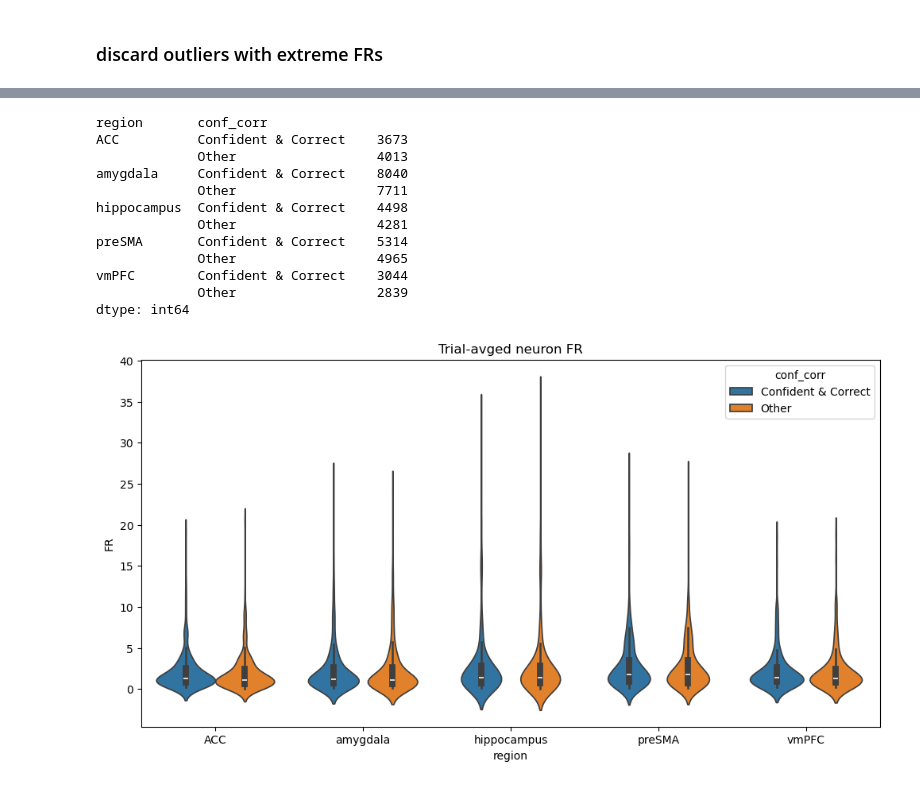
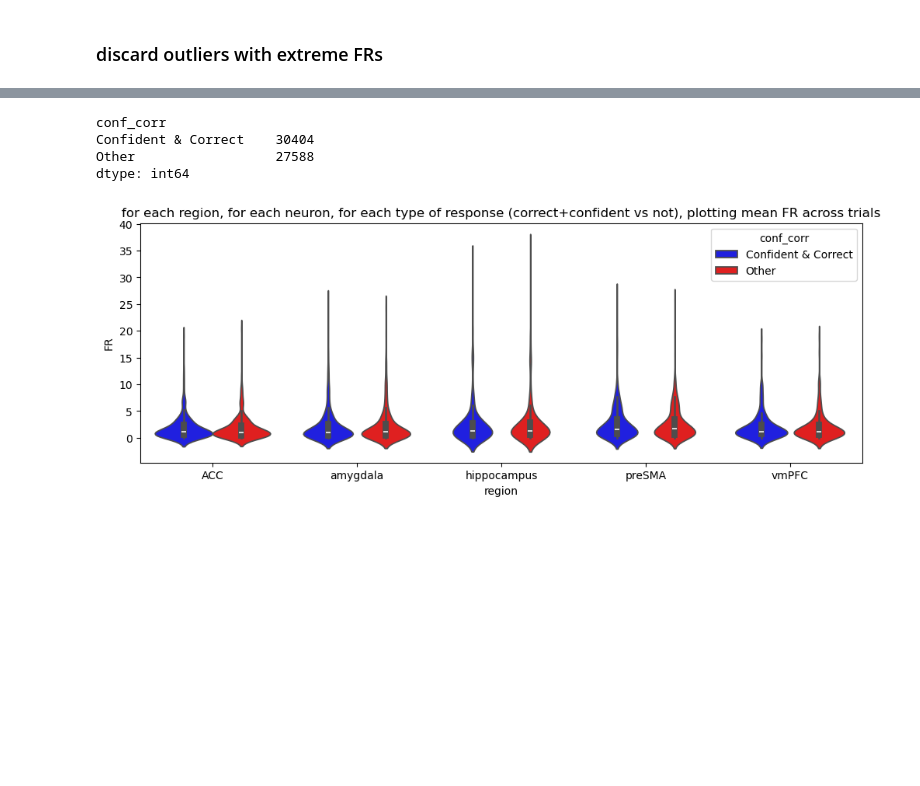
Before and after one commit to NuttidaLab/movie_analysis, a Jupyter notebook: recognition_analyses.ipynb, the cells around one changed output, grey strips where cells are left out. Cells and saved outputs as stored; diff of their text form; code cells hidden in the pictures; blank space fills up the shorter version.

```diff
--- a/recognition_analyses.ipynb
+++ b/recognition_analyses.ipynb
@@ -228,23 +178,15 @@ dtype: int64
 # %%
 df_recognition['conf_corr'] = df_recognition.apply(lambda row: 'Confident & Correct' if row['response_confidence'] == 3 and row['response_correct'] == 1 else 'Other', axis=1)
-print(df_recognition.groupby(['region', 'conf_corr']).size())
+print(df_recognition.groupby(['conf_corr']).size())
 
-trial_avg_fr = df_recognition.groupby(['region', 'neuron', 'conf_corr'])['FR'].mean().reset_index()
-plt.figure(figsize=(12, 6))
-sns.violinplot(data=trial_avg_fr, x='region', y='FR', hue='conf_corr')
-plt.title('Trial-avged neuron FR')
+confidence_correctness_fr = df_recognition.groupby(['region', 'neuron', 'conf_corr'])['FR'].mean().reset_index()
+plt.figure(figsize=(12, 4))
+sns.violinplot(confidence_correctness_fr, x='region', y='FR', hue='conf_corr', palette=['blue', 'red'])
+plt.title('for each region, for each neuron, for each type of response (correct+confident vs not), plotting mean FR across trials')
 plt.show()
 # %% [output]
-region       conf_corr
-ACC          Confident & Correct    3673
-             Other                  4013
-amygdala     Confident & Correct    8040
-             Other                  7711
-hippocampus  Confident & Correct    4498
-             Other                  4281
-preSMA       Confident & Correct    5314
-             Other                  4965
-vmPFC        Confident & Correct    3044
-             Other                  2839
+conf_corr
+Confident & Correct    30404
+Other                  27588
 dtype: int64
-[figure, old version]
+[figure, new version]
```
Also changed, not shown: parts of 8 cells of this notebook.
